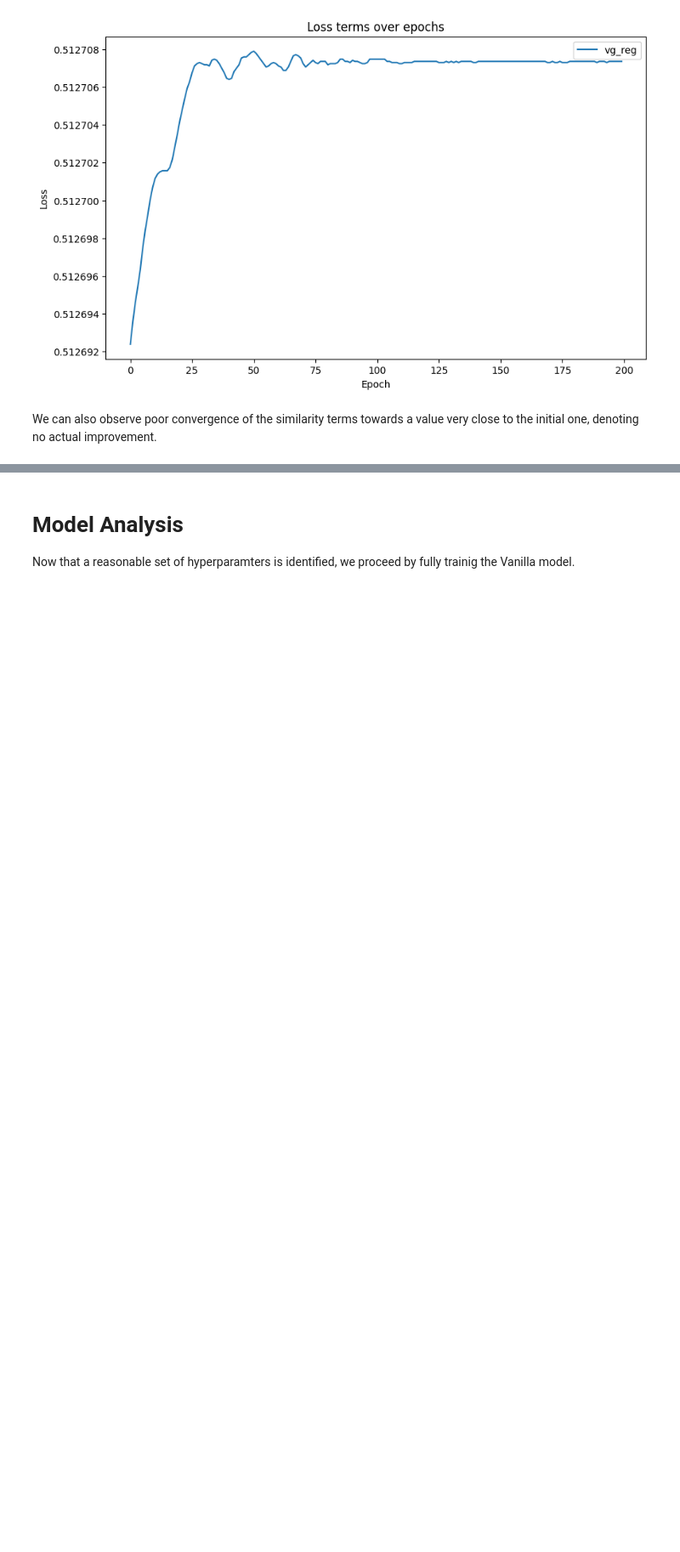
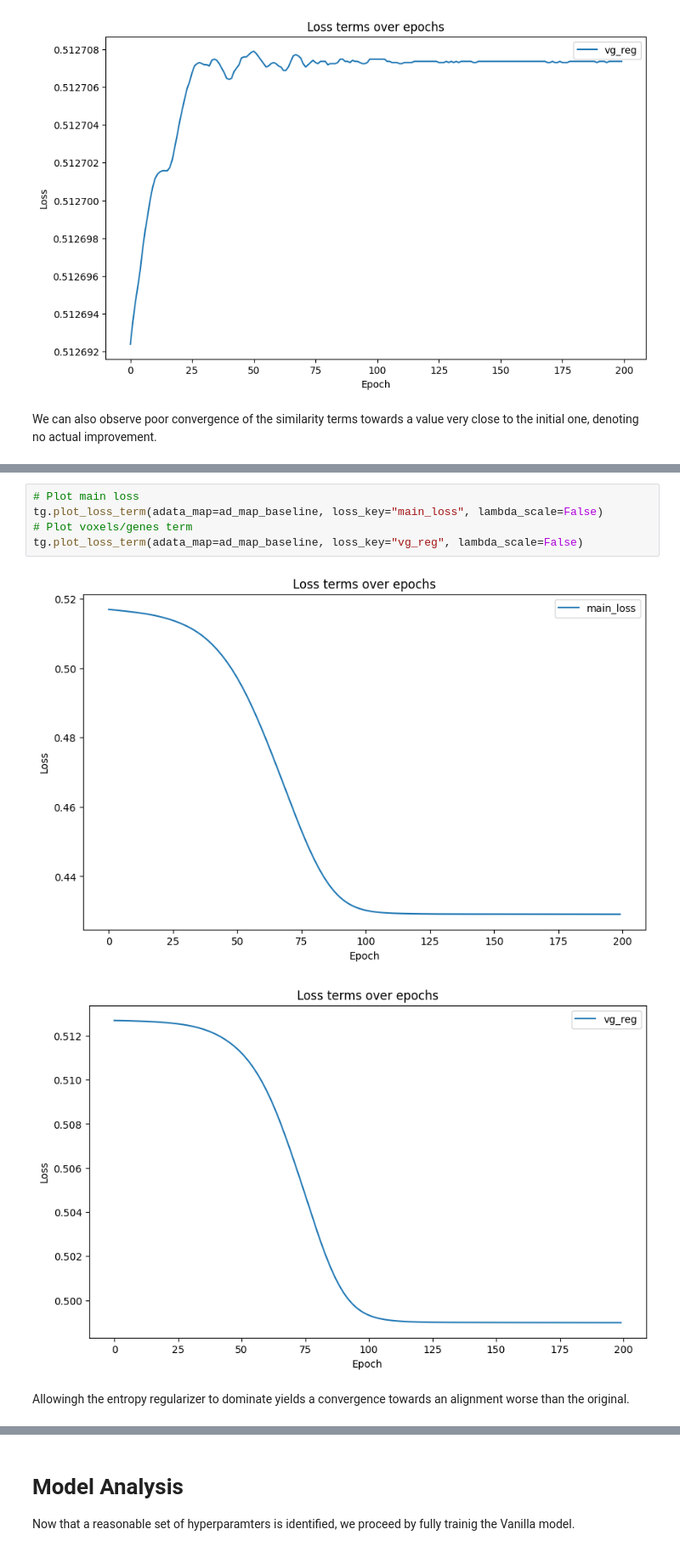
Before and after one commit to enric-bazz/Tangram, a Jupyter notebook: MyNotebooks/vanilla_model_analysis.ipynb, the cells around one changed output, grey strips where cells are left out. Shown at 85% size. Saved outputs shown, nothing was run; the diff lists cells and outputs as text; blank space fills up the shorter version.

```diff
--- a/MyNotebooks/vanilla_model_analysis.ipynb
+++ b/MyNotebooks/vanilla_model_analysis.ipynb
@@ -147,0 +192,10 @@ We can also observe poor convergence of the similarity terms towards a value ver
+# %%
+# Plot main loss
+tg.plot_loss_term(adata_map=ad_map_baseline, loss_key="main_loss", lambda_scale=False)
+# Plot voxels/genes term
+tg.plot_loss_term(adata_map=ad_map_baseline, loss_key="vg_reg", lambda_scale=False)
+# %% [output]
+[figure, added]
+[figure, added]
+# %% [markdown]
+Allowingh the entropy regularizer to dominate yields a convergence towards an alignment worse than the original.
```
Also changed, not shown: parts of 22 cells of this notebook, 2 other files.
